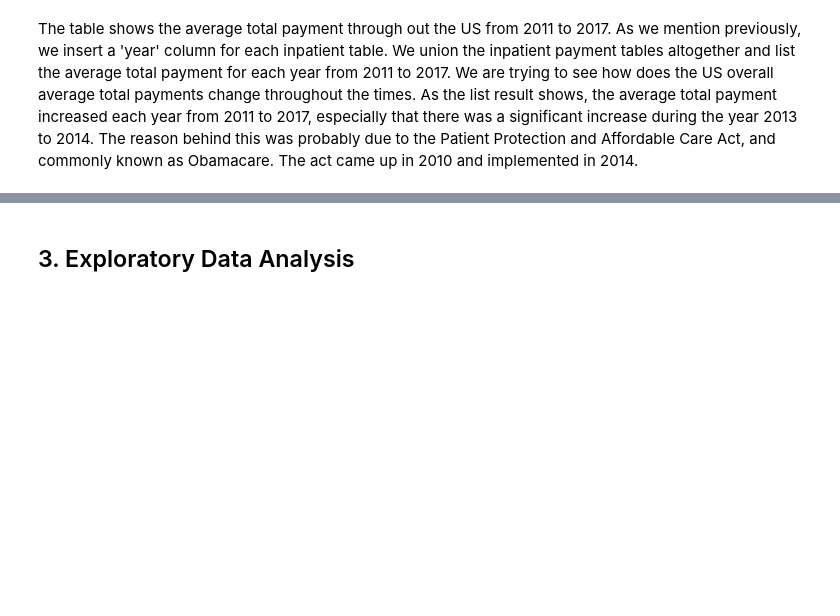
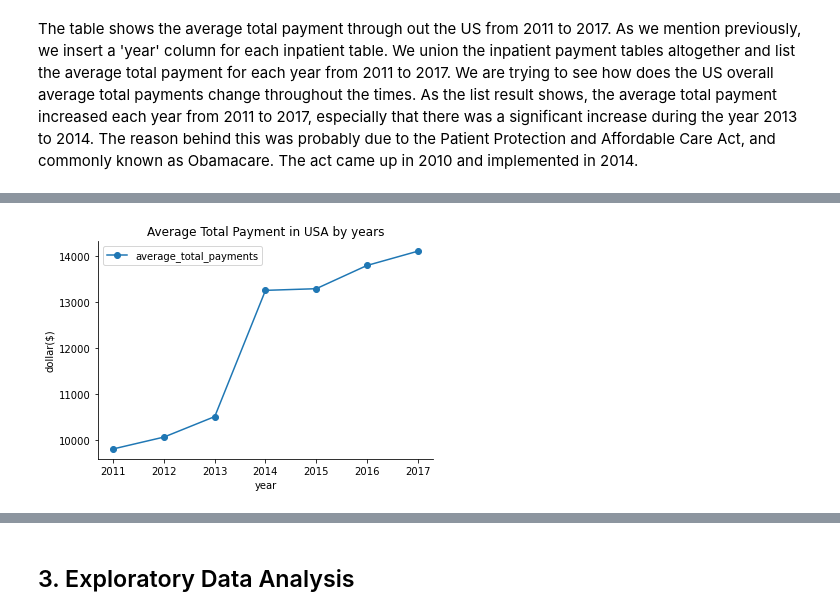
Before and after one commit to AnyiHuang/Analyzing-Inpatient-medical-expense-in-US, a Jupyter notebook: BA780_Team5A.ipynb, the cells around one changed output, grey strips where cells are left out. Saved outputs shown, nothing was run; the diff lists cells and outputs as text; code cells hidden in the pictures; blank space fills up the shorter version.

Commit message:
overview part and average total payment part

```diff
--- a/BA780_Team5A.ipynb
+++ b/BA780_Team5A.ipynb
@@ -62,6 +64,7 @@ inpatient_2015=pd.read_csv('inpatient_2015.csv')
 inpatient_2017=pd.read_csv('Inpatient_2017.csv')
 life_expectancy = pd.read_csv('US_life_expectancy.csv')
 payment_7years = pd.read_csv('patments_by_state_in_7_years.csv')
+inpatient_payment_by_year = pd.read_csv('inpatient_payment_by_year.csv')
 # %%
 life_expectancy.info()
 # %% [output]
@@ -143,0 +132,4 @@ order by year
+# %%
+pm_by_year = inpatient_payment_by_year[['year','average_total_payments']]
+pm_by_year = pm_by_year.groupby('year').mean()
+pm_by_year
@@ -143,0 +146,8 @@ order by year
+# %%
+pm_by_year.plot(kind='line', marker='o')
+plt.title('Average Total Payment in USA by years')
+plt.ylabel('dollar($)')
+sns.despine()
+sns.set(rc={'figure.figsize':(8,6)})
+# %% [output]
+[figure, added]
```
Also changed, not shown: parts of 7 cells of this notebook, 2 other files.
